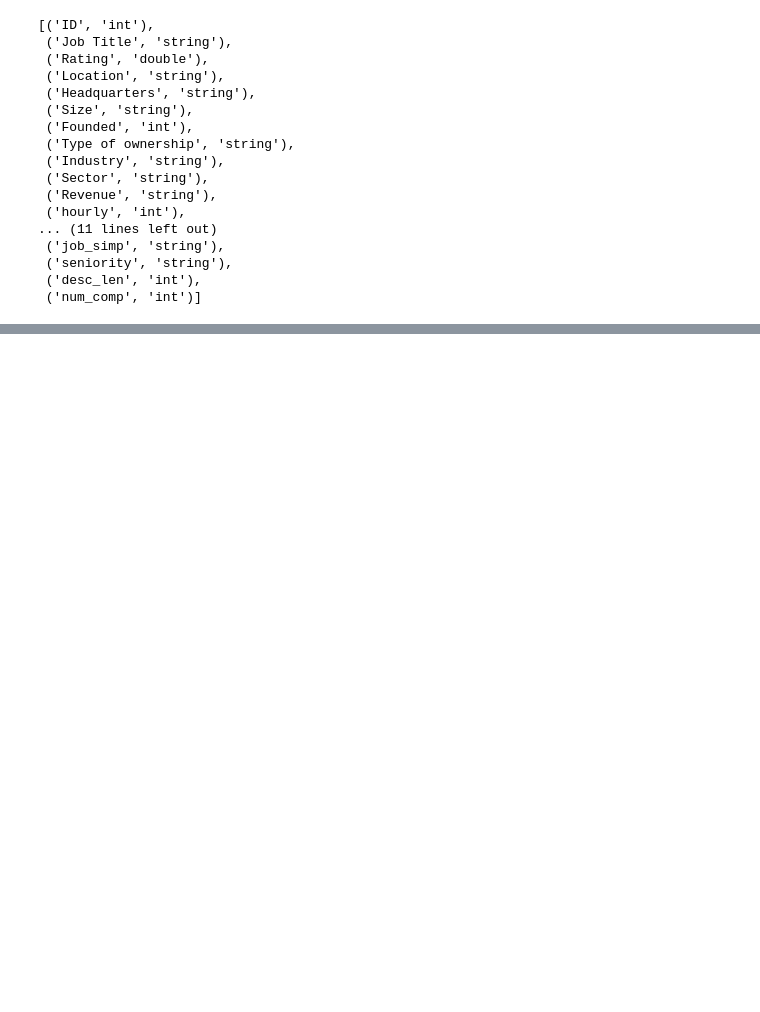
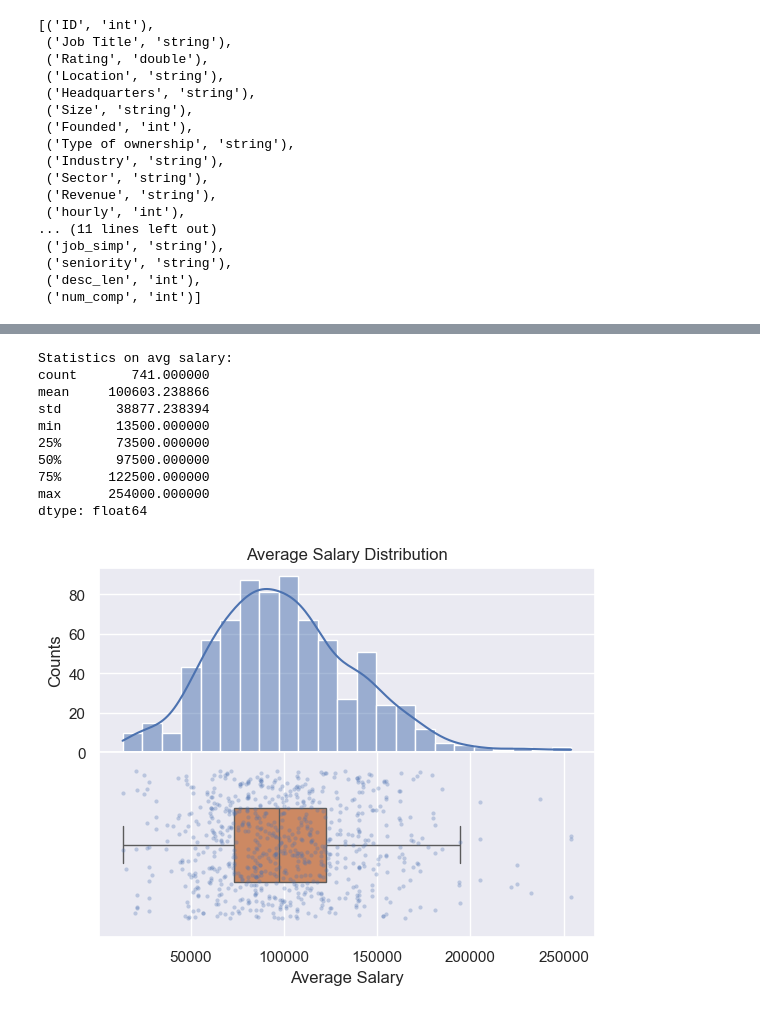
Before and after one commit to ericbanzuzi/ID2221-project, a Jupyter notebook: ds_salary_study.ipynb, the cells around one changed output, grey strips where cells are left out. Cells and saved outputs as stored; diff of their text form; code cells hidden in the pictures; blank space fills up the shorter version.

Commit message:
First plots for general overview of data and some feature exploration

```diff
--- a/ds_salary_study.ipynb
+++ b/ds_salary_study.ipynb
@@ -204,11 +251,12 @@ def fill_missing_values(df):
     df = df.withColumn('Rating', F.when(df['Rating'] == -1, 3.0).otherwise(df['Rating']))  # use the mean
     df = df.withColumn('Industry', F.when(df['Industry'] == -1, 'Unknown').otherwise(df['Industry']))  # the column already has a label Unknown so we use it
     df = df.withColumn('Founded', F.when(df['Founded'] == -1, 1992).otherwise(df['Founded']))  # fill in median year founded
+    df = df.withColumn('Sector', F.when(df['Sector'] == -1, df['Industry']).otherwise(df['Sector']))  # fill in based on indestry, often sector=industry
 
     # change the na of seniotrity to mean mediocare experience requirements
     df = df.withColumn('seniority', F.when(df['seniority'] == 'na', 'med').otherwise(df['seniority']))
     # not a clearly deined job position, research or scientist positons, devops/spark engineers or many tasks etc
-    df = df.withColumn('job_simp', F.when(df['job_simp'] == 'na', 'vague').otherwise(df['job_simp']))
+    df = df.withColumn('job_simp', F.when(df['job_simp'] == 'na', 'other').otherwise(df['job_simp']))
     return df
 
 df = fill_missing_values(df)
@@ -271,0 +306,58 @@ Train size: 622 -- Test size: 119
+# %%
+fig, axs = plt.subplots(nrows=2)
+
+avg_salary_data = pd.Series([row['avg_salary'] * 1000 for row in df.select('avg_salary').collect()])
+sns.histplot(
+    avg_salary_data,
+    kde=True,
+    ax=axs[0]
+)
+
+sns.stripplot(
+    avg_salary_data,
+    orient='h',
+    jitter=0.4,
+    size=3,
+    ax=axs[1],
+    alpha=0.3
+)
+sns.boxplot(
+    avg_salary_data,
+    orient='h',
+    width=0.4,
+    ax=axs[1],
+    showfliers=False,
+)
+
+# Align axes
+spacer = np.max(avg_salary_data) * 0.05
+xmin = np.min(avg_salary_data) - spacer
+xmax = np.max(avg_salary_data) + spacer
+axs[0].set_xlim((xmin, xmax))
+axs[1].set_xlim((xmin, xmax))
+
+# Remove some axis text
+axs[0].xaxis.set_visible(False)
+axs[0].set_ylabel('Counts')
+axs[0].set_title('Average Salary Distribution')
+
+# Put the two plots together
+plt.subplots_adjust(hspace=0)
+
+print(f'Statistics on avg salary:\n{avg_salary_data.describe()}')
+
+# Adjust boxplot fill to be white
+plt.xlabel('Average Salary')
+plt.show()
+# %% [output]
+Statistics on avg salary:
+count       741.000000
+mean     100603.238866
+std       38877.238394
+min       13500.000000
+25%       73500.000000
+50%       97500.000000
+75%      122500.000000
+max      254000.000000
+dtype: float64
+[figure, added]
```
Also changed, not shown: parts of 47 cells of this notebook.
